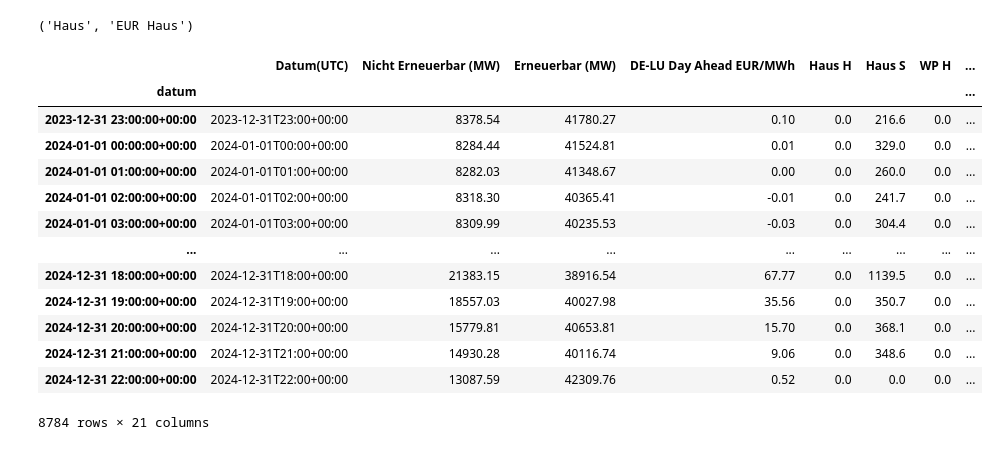
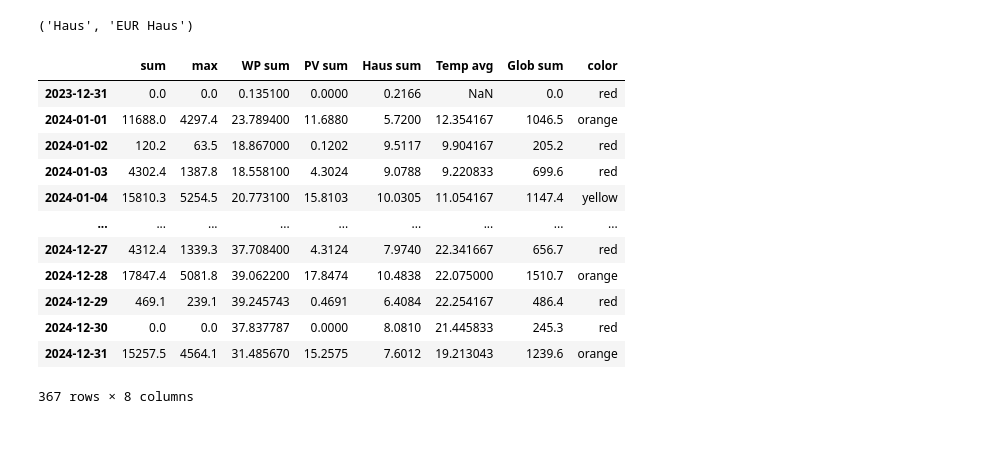
Before and after one commit to strubbi77/breisgauwind, a Jupyter notebook: Stromwert_IK8.ipynb, the cells around one changed output. Drawn from its saved outputs; the diff is of its cells as text; code cells hidden in the pictures.

```diff
--- a/Stromwert_IK8.ipynb
+++ b/Stromwert_IK8.ipynb
@@ -15,7 +25,7 @@ IKPV=pd.read_csv("Daten IK8/2024 PV Daily.csv",skiprows=1,names=names,sep=';',de
 IKPV=IKPV.drop(columns=['Jahr', 'Monat', 'Tag'])
 IKPV=IKPV.set_index('Datum')
 # %%
-IKStrom=pd.read_csv("Daten IK8/2024 Hist Strom.csv",date_format='ISO8601',parse_dates=True,decimal='.')
+IKStrom=pd.read_csv("Daten IK8/2023ff Hist Strom.csv",date_format='ISO8601',parse_dates=True,decimal='.')
 IKStrom['last_changed dt']=pd.to_datetime(IKStrom['last_changed']).dt.floor('h')
 IKStrom=IKStrom.set_index('last_changed dt')
 ent_filter=['sensor.haushalt_positive_active_energy_total','sensor.haushalt_negative_active_energy_total','sensor.waermepumpe_positive_active_energy_total','sensor.waermepumpe_negative_active_energy_total']
@@ -25,9 +35,10 @@ IKStrom=IKStrom.groupby('entity_id').resample('h')['state'].agg(['min']).ffill()
 IKStrom=IKStrom.reset_index().pivot(index=['last_changed dt'],columns='entity_id',values='min')
 IKStrom=IKStrom.ffill()
 # %%
-preis_menge[['Haus H','Haus S','WP H','WP S']]=IKStrom.diff().shift(-1).fillna(0)
+preis_menge[['Haus H','Haus S','WP H','WP S']]=IKStrom.diff().shift(1).fillna(0)
 preis_menge['DT']=preis_menge.index.date
 #preis_menge['WP PV']=preis_menge['Haus H']-preis_menge['WP H']
+preis_menge=preis_menge.fillna(0)
 # %%
 cnt = 0
 gap_cnt=0
@@ -49,7 +60,7 @@ for index,row in preis_menge.iterrows():
         gap_cnt += 1
         gap=gap+[index]
     else:
-        if len(gap)>0:
+        if (len(gap)>0 & (row['DT']> min(IKStrom.index.date))):
             gap=gap+[index]
             gap=gap+[min(gap)-pd.DateOffset(hours=1)]
             #print(index,gap_cnt,cnt)
@@ -66,18 +77,26 @@ for index,row in preis_menge.iterrows():
             for gd_index,gd_row in gap_days.iterrows():
                 #print()
                 r=gd_index
-                miss_IK_PV=pd.read_csv("Daten IK8/Wechselrichter_Tag_{}-{:02d}-{:02d}.csv".format(r.year,r.month,r.day),names=names,sep=';',decimal=',',skiprows=1)
-                miss_IK_PV=miss_IK_PV.groupby(miss_IK_PV.index//4-1)['kW'].agg(['sum'])*1000/4
-                miss_IK_PV=miss_IK_PV[miss_IK_PV.index>=0]
-                for miss_PV_index, miss_PV_row in miss_IK_PV.iterrows():
-                    new_date=pd.to_datetime('{} {:02d}'.format(gd_index,miss_PV_index),format='%Y-%m-%d %H',utc=True)
-                    gap_df.loc[gap_df['Datum']==new_date,['Wert']]=miss_PV_row['sum']
+                try:
+                    miss_IK_PV=pd.read_csv("Daten IK8/Wechselrichter_Tag_{}-{:02d}-{:02d}.csv".format(r.year,r.month,r.day),names=names,sep=';',decimal=',',skiprows=1)
+                    miss_IK_PV=miss_IK_PV.groupby(miss_IK_PV.index//4-1)['kW'].agg(['sum'])*1000/4
+                    miss_IK_PV=miss_IK_PV[miss_IK_PV.index>=0]
+                    for miss_PV_index, miss_PV_row in miss_IK_PV.iterrows():
+                        new_date=pd.to_datetime('{} {:02d}'.format(gd_index,miss_PV_index),format='%Y-%m-%d %H',utc=True)
+                        gap_df.loc[gap_df['Datum']==new_date,['Wert']]=miss_PV_row['sum']
+                        gap_df=gap_df.fillna(0)
+                except:
+                    gap_df.loc[gap_df['Datum']==new_date,['Wert']]=0
                     gap_df=gap_df.fillna(0)
+                    print(gd_index)
             gap_sum_haus_s=sum(preis_menge[preis_menge.index.isin(gap_df['Datum'])]['Haus S'])
             gap_count_s=len(gap_df.index)
             gap_avg_haus_s=gap_sum_haus_s/gap_count_s
             gap_genug_pv=len(gap_df[gap_df['Wert']>gap_avg_haus_s])
-            gap_fill_haus_s=round(gap_sum_haus_s/(gap_count_s-gap_genug_pv))
+            if (gap_count_s-gap_genug_pv) > 0:
+                gap_fill_haus_s=round(gap_sum_haus_s/(gap_count_s-gap_genug_pv))
+            else:
+                gap_fill_haus_s=0
             gap_df['fill HaS']=(gap_fill_haus_s-gap_df['Wert']).clip(lower=0)
             gap_df['fill HaH']=(gap_df['Wert']-gap_fill_haus_s).clip(lower=0)
 
@@ -106,7 +125,7 @@ for index,row in preis_menge.iterrows():
         gap_cnt += 1
         gap=gap+[index]
     else:
-        if len(gap)>0:
+        if (len(gap)>0 & (row['DT']> min(IKStrom.index.date))):
             gap=gap+[index]
             gap=gap+[min(gap)-pd.DateOffset(hours=1)]
             #print(index,gap_cnt,cnt)
@@ -153,6 +172,9 @@ preis_menge['WP Netz']=preis_menge['WP S']-preis_menge['Haus S']
 preis_menge['Haus']=preis_menge['Haus S']
 preis_menge['PV']=preis_menge['WP H']
 
+
+preis_menge=preis_menge.rename(columns={'Deutschland/Luxemburg [€/MWh] Originalauflösungen':'DE-LU Day Ahead EUR/MWh'})
+
 preis_menge['EUR WP']   = preis_menge['WP']* preis_menge['DE-LU Day Ahead EUR/MWh']  /1000000
 preis_menge['EUR WP Netz']   = preis_menge['WP Netz']* preis_menge['DE-LU Day Ahead EUR/MWh']  /1000000
 preis_menge['EUR Haus'] = preis_menge['Haus']* preis_menge['DE-LU Day Ahead EUR/MWh']/1000000
@@ -165,5 +203,5 @@ print(cnt)
 # %%
-wetter=pd.read_csv('Wetter/2024_Wetter_Station_020_Mengen_hh24.csv',sep=';',decimal=',')
+wetter=pd.read_csv('Wetter/2022ff_Wetter_Station_020_Mengen_hh24.csv',sep=';',decimal=',')
 wetter['Datum']=pd.to_datetime(wetter['Tag']+' '+wetter['Stunde'],format='%d.%m.%Y %H:%M',utc=True)
 wetter=wetter.set_index('Datum')
 preis_menge['AVG_TA200']=wetter['AVG_TA200']
@@ -425,20 +482,19 @@ cur,eu_n
 # %% [output]
 ('Haus', 'EUR Haus')
 # %%
-preis_menge
+pm_day
 # %% [output]
-|  | Datum(UTC) | Nicht Erneuerbar (MW) | Erneuerbar (MW) | DE-LU Day Ahead EUR/MWh | Haus H | Haus S | WP H | ... |
-| datum |  |  |  |  |  |  |  | ... |
-| 2023-12-31 23:00:00+00:00 | 2023-12-31T23:00+00:00 | 8378.54 | 41780.27 | 0.10 | 0.0 | 216.6 | 0.0 | ... |
-| 2024-01-01 00:00:00+00:00 | 2024-01-01T00:00+00:00 | 8284.44 | 41524.81 | 0.01 | 0.0 | 329.0 | 0.0 | ... |
-| 2024-01-01 01:00:00+00:00 | 2024-01-01T01:00+00:00 | 8282.03 | 41348.67 | 0.00 | 0.0 | 260.0 | 0.0 | ... |
-| 2024-01-01 02:00:00+00:00 | 2024-01-01T02:00+00:00 | 8318.30 | 40365.41 | -0.01 | 0.0 | 241.7 | 0.0 | ... |
-| 2024-01-01 03:00:00+00:00 | 2024-01-01T03:00+00:00 | 8309.99 | 40235.53 | -0.03 | 0.0 | 304.4 | 0.0 | ... |
+|  | sum | max | WP sum | PV sum | Haus sum | Temp avg | Glob sum | color |
+| 2023-12-31 | 0.0 | 0.0 | 0.135100 | 0.0000 | 0.2166 | NaN | 0.0 | red |
+| 2024-01-01 | 11688.0 | 4297.4 | 23.789400 | 11.6880 | 5.7200 | 12.354167 | 1046.5 | orange |
+| 2024-01-02 | 120.2 | 63.5 | 18.867000 | 0.1202 | 9.5117 | 9.904167 | 205.2 | red |
+| 2024-01-03 | 4302.4 | 1387.8 | 18.558100 | 4.3024 | 9.0788 | 9.220833 | 699.6 | red |
+| 2024-01-04 | 15810.3 | 5254.5 | 20.773100 | 15.8103 | 10.0305 | 11.054167 | 1147.4 | yellow |
 | ... | ... | ... | ... | ... | ... | ... | ... | ... |
-| 2024-12-31 18:00:00+00:00 | 2024-12-31T18:00+00:00 | 21383.15 | 38916.54 | 67.77 | 0.0 | 1139.5 | 0.0 | ... |
-| 2024-12-31 19:00:00+00:00 | 2024-12-31T19:00+00:00 | 18557.03 | 40027.98 | 35.56 | 0.0 | 350.7 | 0.0 | ... |
-| 2024-12-31 20:00:00+00:00 | 2024-12-31T20:00+00:00 | 15779.81 | 40653.81 | 15.70 | 0.0 | 368.1 | 0.0 | ... |
-| 2024-12-31 21:00:00+00:00 | 2024-12-31T21:00+00:00 | 14930.28 | 40116.74 | 9.06 | 0.0 | 348.6 | 0.0 | ... |
-| 2024-12-31 22:00:00+00:00 | 2024-12-31T22:00+00:00 | 13087.59 | 42309.76 | 0.52 | 0.0 | 0.0 | 0.0 | ... |
+| 2024-12-27 | 4312.4 | 1339.3 | 37.708400 | 4.3124 | 7.9740 | 22.341667 | 656.7 | red |
+| 2024-12-28 | 17847.4 | 5081.8 | 39.062200 | 17.8474 | 10.4838 | 22.075000 | 1510.7 | orange |
+| 2024-12-29 | 469.1 | 239.1 | 39.245743 | 0.4691 | 6.4084 | 22.254167 | 486.4 | red |
+| 2024-12-30 | 0.0 | 0.0 | 37.837787 | 0.0000 | 8.0810 | 21.445833 | 245.3 | red |
+| 2024-12-31 | 15257.5 | 4564.1 | 31.485670 | 15.2575 | 7.6012 | 19.213043 | 1239.6 | orange |
-8784 rows × 21 columns
+367 rows × 8 columns
 # %%
```
Also changed, not shown: parts of 8 cells of this notebook, 18 other files.
